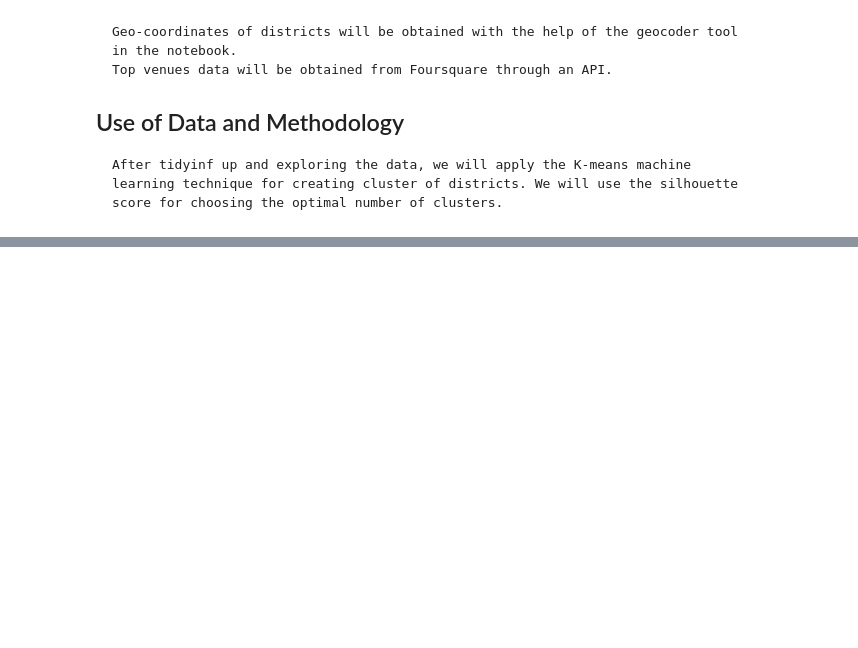
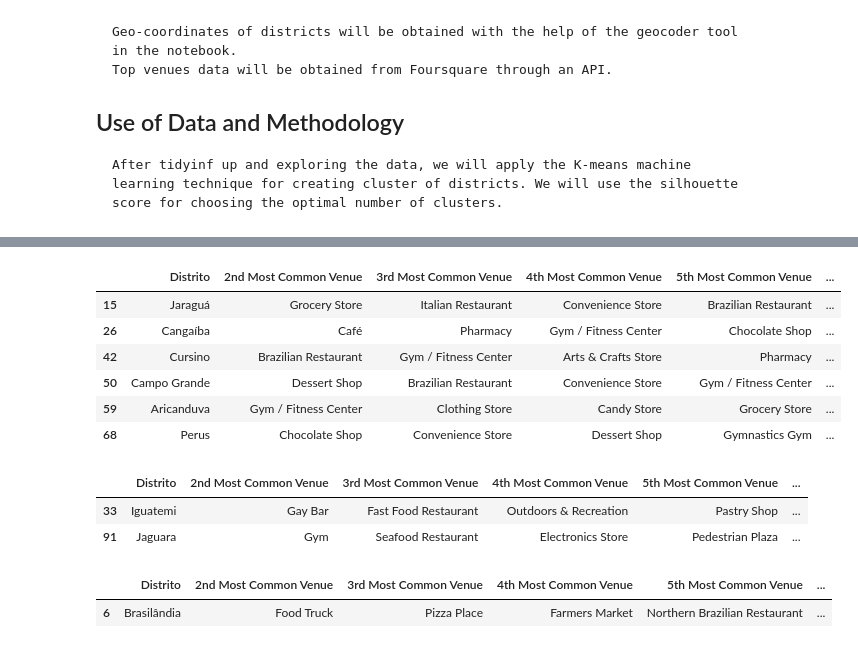
Before and after one commit to PauloPeclat/Coursera_Capstone, a Jupyter notebook: IBM Data Science Capstone Project Problem and Data.ipynb, the cells around one changed output, grey strips where cells are left out. Saved outputs shown, nothing was run; the diff lists cells and outputs as text; code cells hidden in the pictures; blank space fills up the shorter version.

```diff
--- a/IBM Data Science Capstone Project Problem and Data.ipynb
+++ b/IBM Data Science Capstone Project Problem and Data.ipynb
@@ -33,0 +504,21 @@
+# %%
+test.loc[test['Cluster Labels'] == 6, test.columns[[0] + list(range(5, test.shape[1]))]]
+# %% [output]
+|  | Distrito | 2nd Most Common Venue | 3rd Most Common Venue | 4th Most Common Venue | 5th Most Common Venue | ... |
+| 15 | Jaraguá | Grocery Store | Italian Restaurant | Convenience Store | Brazilian Restaurant | ... |
+| 26 | Cangaíba | Café | Pharmacy | Gym / Fitness Center | Chocolate Shop | ... |
+| 42 | Cursino | Brazilian Restaurant | Gym / Fitness Center | Arts & Crafts Store | Pharmacy | ... |
+| 50 | Campo Grande | Dessert Shop | Brazilian Restaurant | Convenience Store | Gym / Fitness Center | ... |
+| 59 | Aricanduva | Gym / Fitness Center | Clothing Store | Candy Store | Grocery Store | ... |
+| 68 | Perus | Chocolate Shop | Convenience Store | Dessert Shop | Gymnastics Gym | ... |
+# %%
+test.loc[test['Cluster Labels'] == 7, test.columns[[0] + list(range(5, test.shape[1]))]]
+# %% [output]
+|  | Distrito | 2nd Most Common Venue | 3rd Most Common Venue | 4th Most Common Venue | 5th Most Common Venue | ... |
+| 33 | Iguatemi | Gay Bar | Fast Food Restaurant | Outdoors & Recreation | Pastry Shop | ... |
+| 91 | Jaguara | Gym | Seafood Restaurant | Electronics Store | Pedestrian Plaza | ... |
+# %%
+test.loc[test['Cluster Labels'] == 8, test.columns[[0] + list(range(5, test.shape[1]))]]
+# %% [output]
+|  | Distrito | 2nd Most Common Venue | 3rd Most Common Venue | 4th Most Common Venue | 5th Most Common Venue | ... |
+| 6 | Brasilândia | Food Truck | Pizza Place | Farmers Market | Northern Brazilian Restaurant | ... |
```
Also changed, not shown: parts of 29 cells of this notebook.
